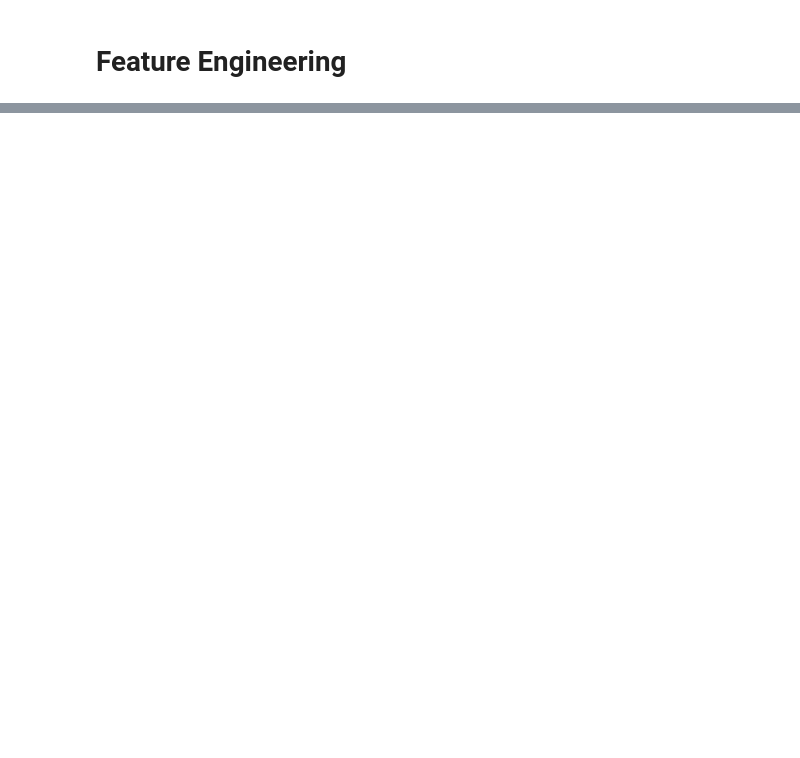
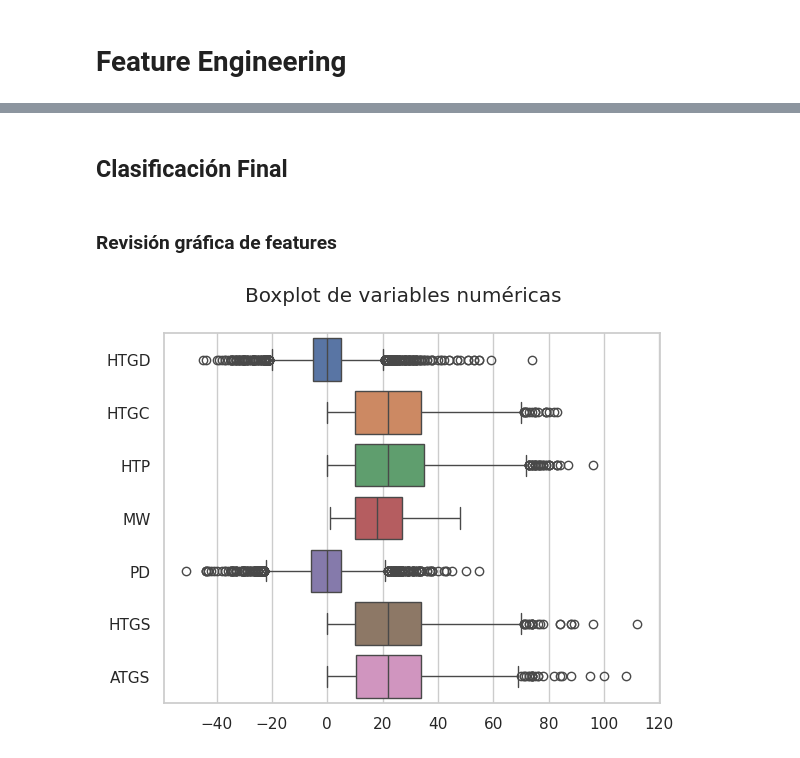
Before and after one commit to raulc03/match-prediction, a Jupyter notebook: notebooks/Predict_match_winner.ipynb, the cells around one changed output, grey strips where cells are left out. Cells and saved outputs as stored; diff of their text form; code cells hidden in the pictures; blank space fills up the shorter version.

```diff
--- a/notebooks/Predict_match_winner.ipynb
+++ b/notebooks/Predict_match_winner.ipynb
@@ -1343,0 +880,3 @@ for i, score in enumerate(scores_list):
+# %%
+df['Result'] = df['Result'].apply(
+    lambda res: 1 if res == 'W' else 0)
@@ -1343,0 +903,6 @@ for i, score in enumerate(scores_list):
+# %%
+num_cols = ['Day','MW','HTGS','ATGS','HTGC',
+            'ATGC','HTGD','ATGD','HTGSForm',
+            'ATGSForm','HTGCForm','ATGCForm',
+            'HTP','ATP','PD','HTPForm','ATPForm',
+            'PDForm','HTUS','ATUS','HTLS','ATLS']
@@ -1343,0 +1017,9 @@ for i, score in enumerate(scores_list):
+# %% [markdown]
+## Clasificación Final
+# %% [markdown]
+### Revisión gráfica de features
+# %%
+sns.boxplot(data=df[num_cols], orient='h');
+plt.suptitle('Boxplot de variables numéricas');
+# %% [output]
+[figure, added]
```
Also changed, not shown: parts of 119 cells of this notebook, 3 other files.
